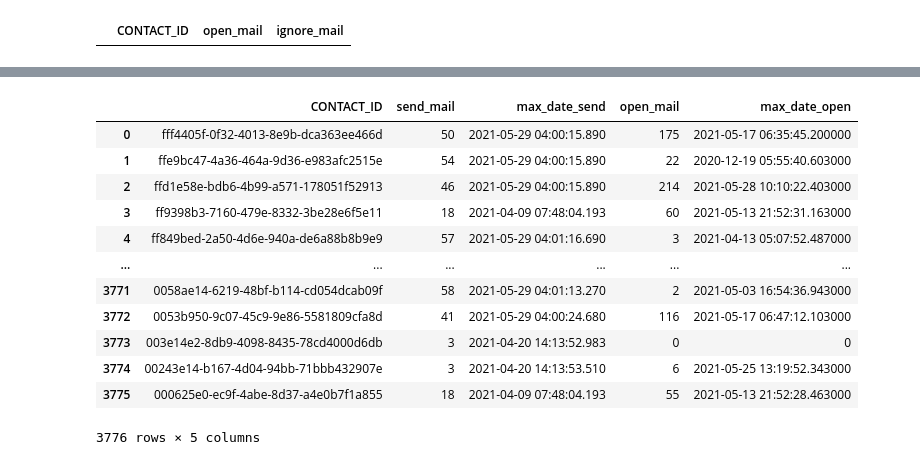
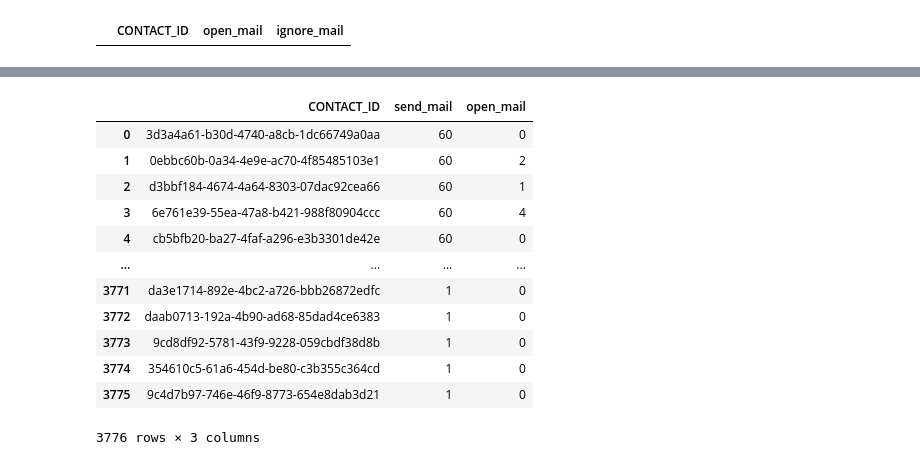
Before and after one commit to IvanovNA01/test_task_junior, a Jupyter notebook: test_to_jun1.ipynb, the cells around one changed output, grey strips where cells are left out. Saved outputs shown, nothing was run; the diff lists cells and outputs as text; code cells hidden in the pictures.

```diff
--- a/test_to_jun1.ipynb
+++ b/test_to_jun1.ipynb
@@ -220,4 +235,4 @@ company_mail_send
 # %%
 # зафиксируем временной интервал, чтобы таблицы посылки и доставки писем были в одном промежутке
-max_date = company_mail_send.full_date_send.max()
-min_date = company_mail_send.full_date_send.min()
+max_date = company_mail_send.ACTIVITY_DATE.max()
+min_date = company_mail_send.ACTIVITY_DATE.min()
@@ -227,5 +239,9 @@ datetime.date(2020, 9, 22)
 # %%
-send_mail = company_mail_send.groupby('CONTACT_ID', as_index=False).aggregate({"ASSET_ID": "count", "full_date_send": "max"})
-send_mail = send_mail.rename(columns = {"ASSET_ID":"send_mail", "full_date_send":"max_date_send"}).sort_values("CONTACT_ID", ascending=False)
+# посчитаем количество уникальных отправленных писем для каждого косметолога
+send_mail = company_mail_send.groupby('CONTACT_ID', as_index=False)\
+                              .aggregate({"ASSET_ID": "count"})\
+                                .rename(columns = {"ASSET_ID":"send_mail"})\
+                                  .sort_values("send_mail", ascending=False)
+
 send_mail
 # %% [output]
@@ -323,6 +322,11 @@ chance_to_open
 # %% [output]
 |  | CONTACT_ID | open_mail | ignore_mail |
 # %%
+#убираем пустые
 received_mail = received_mail.loc[received_mail.ASSET_ID > 0]
+#convert to datetime format date column
 received_mail['ACTIVITY_DATE'] = pd.to_datetime(received_mail.ACTIVITY_DATE, infer_datetime_format=True)
 #received_mail.loc[received_mail.ACTIVITY_DATE >= min_date and received_mail.ACTIVITY_DATE <= max_date]
+
+received_mail = received_mail.loc[received_mail.ACTIVITY_DATE >= min_date]
+received_mail = received_mail.loc[received_mail.ACTIVITY_DATE <= max_date]
@@ -338,0 +394,5 @@ chance_to_open = send_mail.merge(open_mail, on='CONTACT_ID', how='outer')
+# %%
+# посчитаем уникальные полученные письма
+open_mail = received_mail.groupby('CONTACT_ID', as_index=False).ASSET_ID.nunique()
+open_mail = open_mail.rename(columns={"ASSET_ID":"open_mail"})
+open_mail.sort_values("open_mail", ascending=False)
@@ -339,18 +413,22 @@ chance_to_open = send_mail.merge(open_mail, on='CONTACT_ID', how='outer')
 # %%
+chance_to_open = send_mail.merge(open_mail, on='CONTACT_ID', how='outer')
+
 chance_to_open = chance_to_open.fillna(0)
+
 chance_to_open.open_mail = chance_to_open.open_mail.astype(int)
+
 chance_to_open
 # %% [output]
-|  | CONTACT_ID | send_mail | max_date_send | open_mail | max_date_open |
-| 0 | fff4405f-0f32-4013-8e9b-dca363ee466d | 50 | 2021-05-29 04:00:15.890 | 175 | 2021-05-17 06:35:45.200000 |
-| 1 | ffe9bc47-4a36-464a-9d36-e983afc2515e | 54 | 2021-05-29 04:00:15.890 | 22 | 2020-12-19 05:55:40.603000 |
-| 2 | ffd1e58e-bdb6-4b99-a571-178051f52913 | 46 | 2021-05-29 04:00:15.890 | 214 | 2021-05-28 10:10:22.403000 |
-| 3 | ff9398b3-7160-479e-8332-3be28e6f5e11 | 18 | 2021-04-09 07:48:04.193 | 60 | 2021-05-13 21:52:31.163000 |
-| 4 | ff849bed-2a50-4d6e-940a-de6a88b8b9e9 | 57 | 2021-05-29 04:01:16.690 | 3 | 2021-04-13 05:07:52.487000 |
-| ... | ... | ... | ... | ... | ... |
-| 3771 | 0058ae14-6219-48bf-b114-cd054dcab09f | 58 | 2021-05-29 04:01:13.270 | 2 | 2021-05-03 16:54:36.943000 |
-| 3772 | 0053b950-9c07-45c9-9e86-5581809cfa8d | 41 | 2021-05-29 04:00:24.680 | 116 | 2021-05-17 06:47:12.103000 |
-| 3773 | 003e14e2-8db9-4098-8435-78cd4000d6db | 3 | 2021-04-20 14:13:52.983 | 0 | 0 |
-| 3774 | 00243e14-b167-4d04-94bb-71bbb432907e | 3 | 2021-04-20 14:13:53.510 | 6 | 2021-05-25 13:19:52.343000 |
-| 3775 | 000625e0-ec9f-4abe-8d37-a4e0b7f1a855 | 18 | 2021-04-09 07:48:04.193 | 55 | 2021-05-13 21:52:28.463000 |
+|  | CONTACT_ID | send_mail | open_mail |
+| 0 | 3d3a4a61-b30d-4740-a8cb-1dc66749a0aa | 60 | 0 |
+| 1 | 0ebbc60b-0a34-4e9e-ac70-4f85485103e1 | 60 | 2 |
+| 2 | d3bbf184-4674-4a64-8303-07dac92cea66 | 60 | 1 |
+| 3 | 6e761e39-55ea-47a8-b421-988f80904ccc | 60 | 4 |
+| 4 | cb5bfb20-ba27-4faf-a296-e3b3301de42e | 60 | 0 |
+| ... | ... | ... | ... |
+| 3771 | da3e1714-892e-4bc2-a726-bbb26872edfc | 1 | 0 |
+| 3772 | daab0713-192a-4b90-ad68-85dad4ce6383 | 1 | 0 |
+| 3773 | 9cd8df92-5781-43f9-9228-059cbdf38d8b | 1 | 0 |
+| 3774 | 354610c5-61a6-454d-be80-c3b355c364cd | 1 | 0 |
+| 3775 | 9c4d7b97-746e-46f9-8773-654e8dab3d21 | 1 | 0 |
-3776 rows × 5 columns
+3776 rows × 3 columns
```
Also changed, not shown: parts of 18 cells of this notebook, 1 other file.
